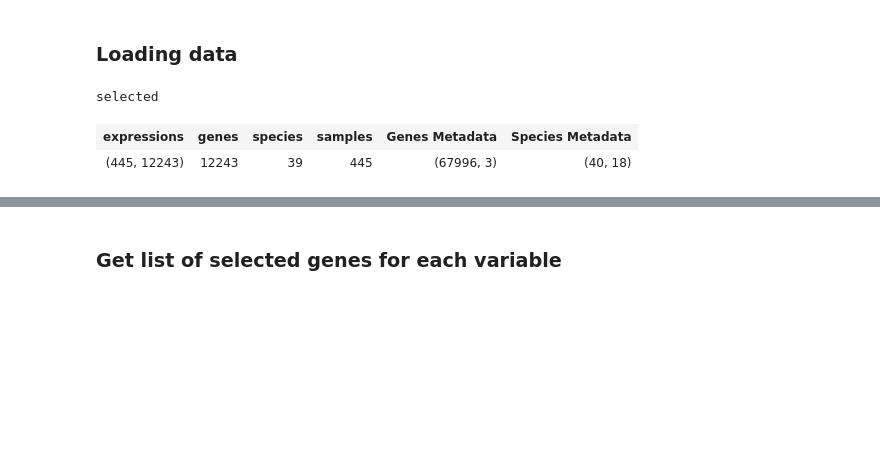
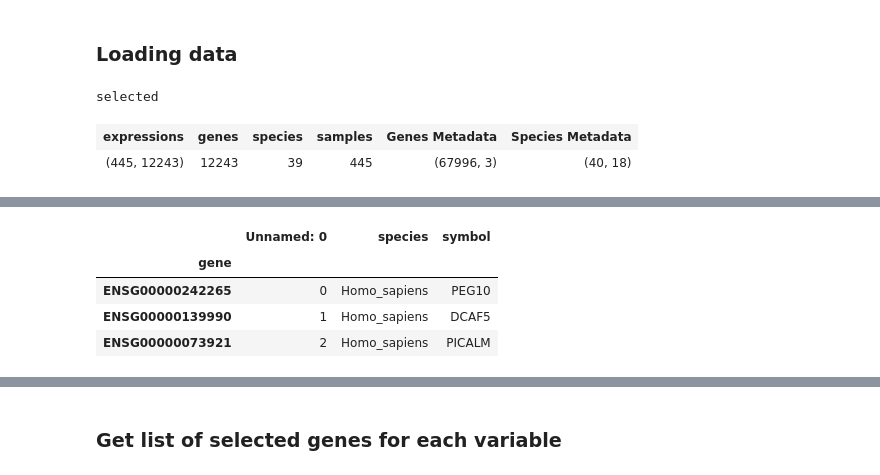
Before and after one commit to antonkulaga/yspecies, a Jupyter notebook: notebooks/2_light_gbm.ipynb, the cells around one changed output, grey strips where cells are left out. Drawn from its saved outputs; the diff is of its cells as text; code cells hidden in the pictures; blank space fills up the shorter version.

```diff
--- a/notebooks/2_light_gbm.ipynb
+++ b/notebooks/2_light_gbm.ipynb
@@ -326,0 +151,8 @@ Did not expect the data types in the following fields: species
+# %%
+show(data.genes_meta, 10)
+# %% [output]
+|  | Unnamed: 0 | species | symbol |
+| gene |  |  |  |
+| ENSG00000242265 | 0 | Homo_sapiens | PEG10 |
+| ENSG00000139990 | 1 | Homo_sapiens | DCAF5 |
+| ENSG00000073921 | 2 | Homo_sapiens | PICALM |
```
Also changed, not shown: parts of 24 cells of this notebook, 5 other files.
